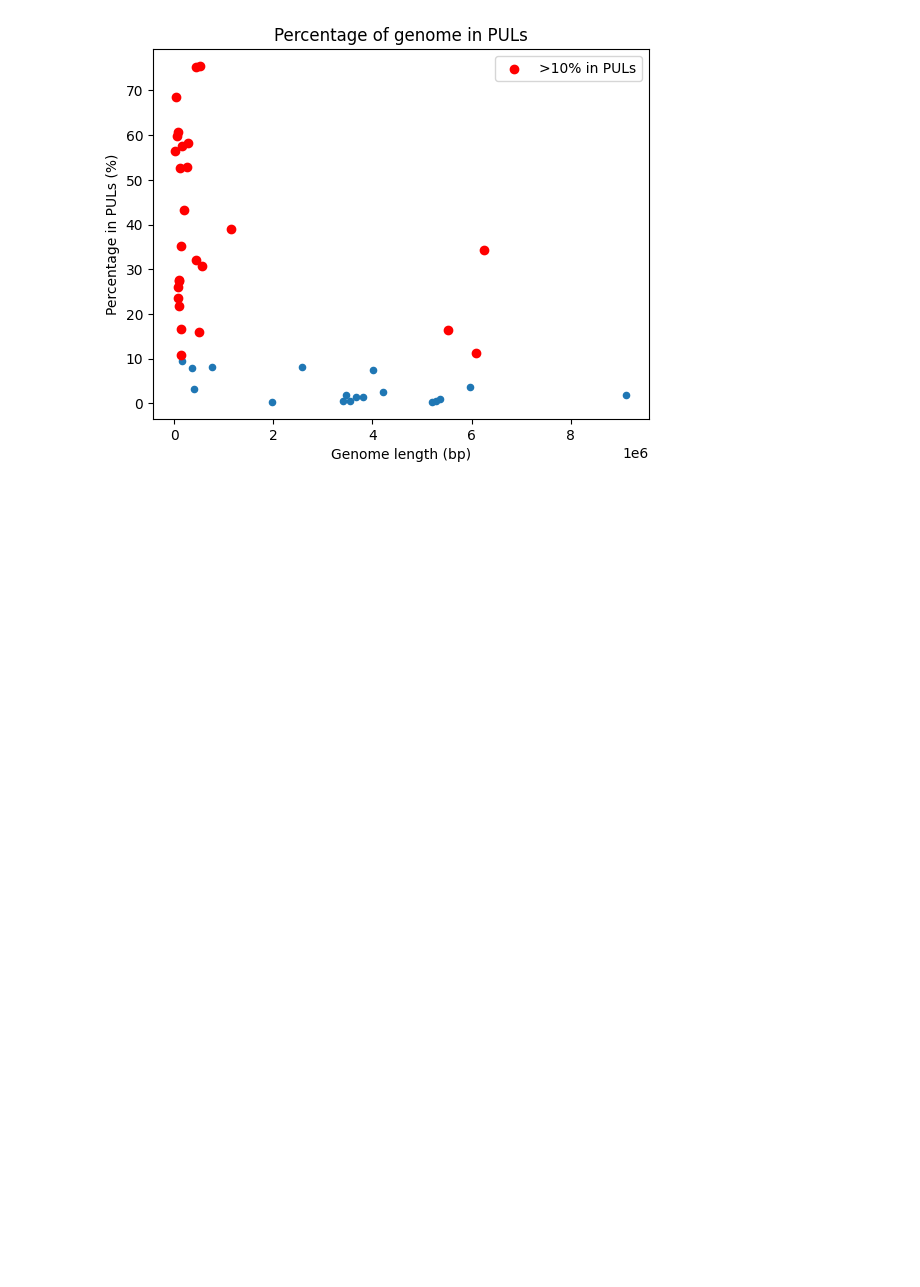
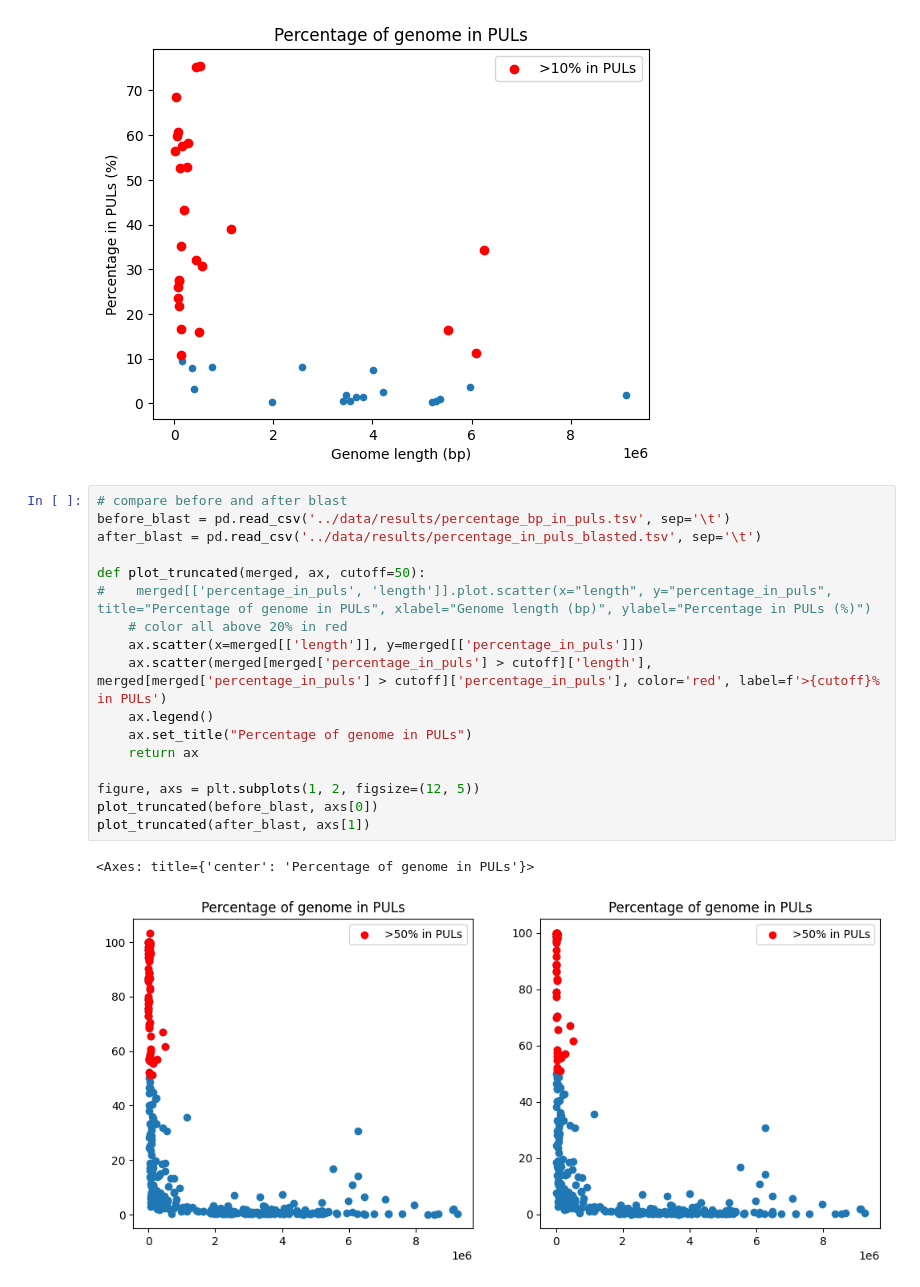
Before and after one commit to brosenthal3/gLM-PUL-Prediction, a Jupyter notebook: src/notebooks/visualization.ipynb, the cells around one changed output. Drawn from its saved outputs; the diff is of its cells as text; blank space fills up the shorter version.

Commit message:
bug fix, visualize before-after blast

```diff
--- a/src/notebooks/visualization.ipynb
+++ b/src/notebooks/visualization.ipynb
@@ -211,3 +211,23 @@ plot_percentage_bp_in_puls(PULDB_cluster_table, puldb_length_df)
 19  NZ_AAXF02000030       42751   70358.0           60.762102
 18  NZ_AAXF02000029       35825   59901.0           59.807015
 [figure]
+# %%
+# compare before and after blast
+before_blast = pd.read_csv('../data/results/percentage_bp_in_puls.tsv', sep='\t')
+after_blast = pd.read_csv('../data/results/percentage_in_puls_blasted.tsv', sep='\t')
+
+def plot_truncated(merged, ax, cutoff=50):
+#    merged[['percentage_in_puls', 'length']].plot.scatter(x="length", y="percentage_in_puls", title="Percentage of genome in PULs", xlabel="Genome length (bp)", ylabel="Percentage in PULs (%)")
+    # color all above 20% in red
+    ax.scatter(x=merged[['length']], y=merged[['percentage_in_puls']])
+    ax.scatter(merged[merged['percentage_in_puls'] > cutoff]['length'], merged[merged['percentage_in_puls'] > cutoff]['percentage_in_puls'], color='red', label=f'>{cutoff}% in PULs')
+    ax.legend()
+    ax.set_title("Percentage of genome in PULs")
+    return ax
+
+figure, axs = plt.subplots(1, 2, figsize=(12, 5))
+plot_truncated(before_blast, axs[0])
+plot_truncated(after_blast, axs[1])
+# %% [output]
+<Axes: title={'center': 'Percentage of genome in PULs'}>
+[figure, added]
```
Also changed, not shown: 2 other files.
